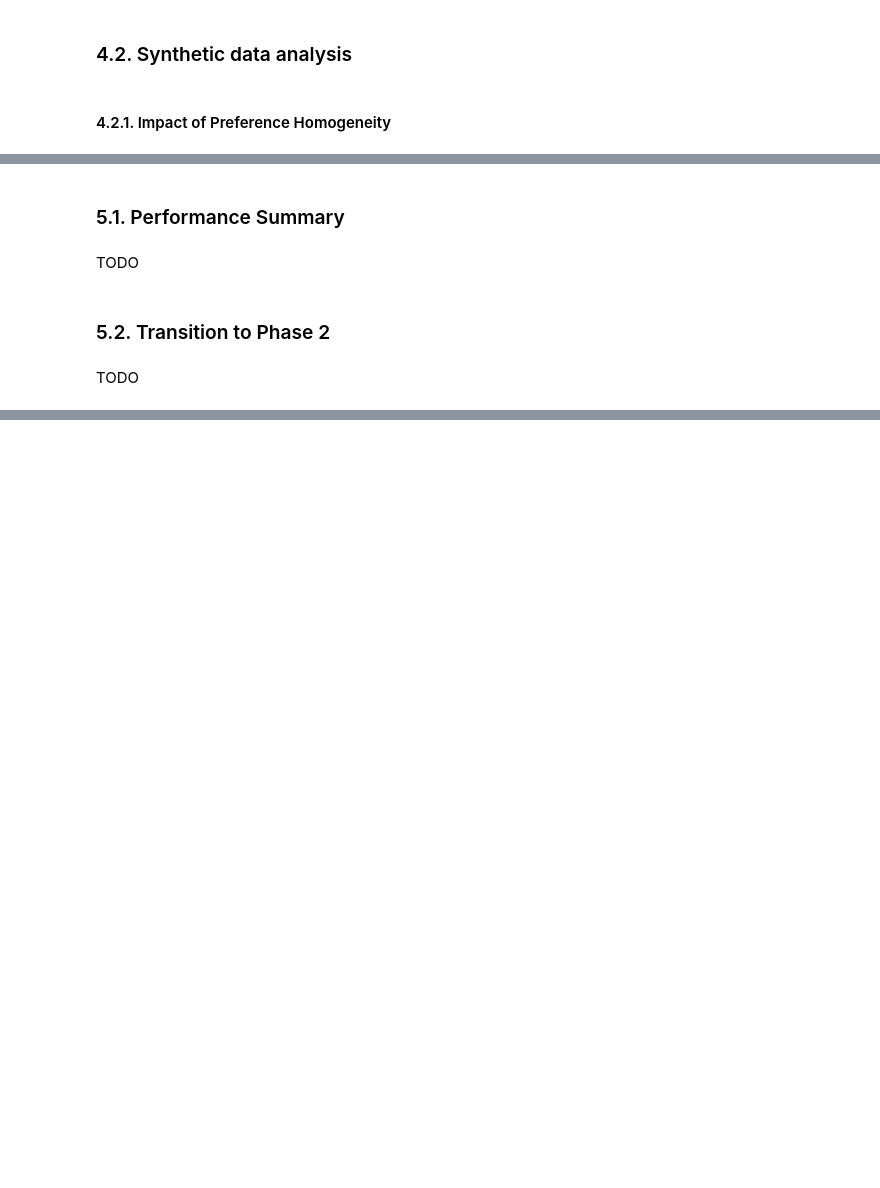
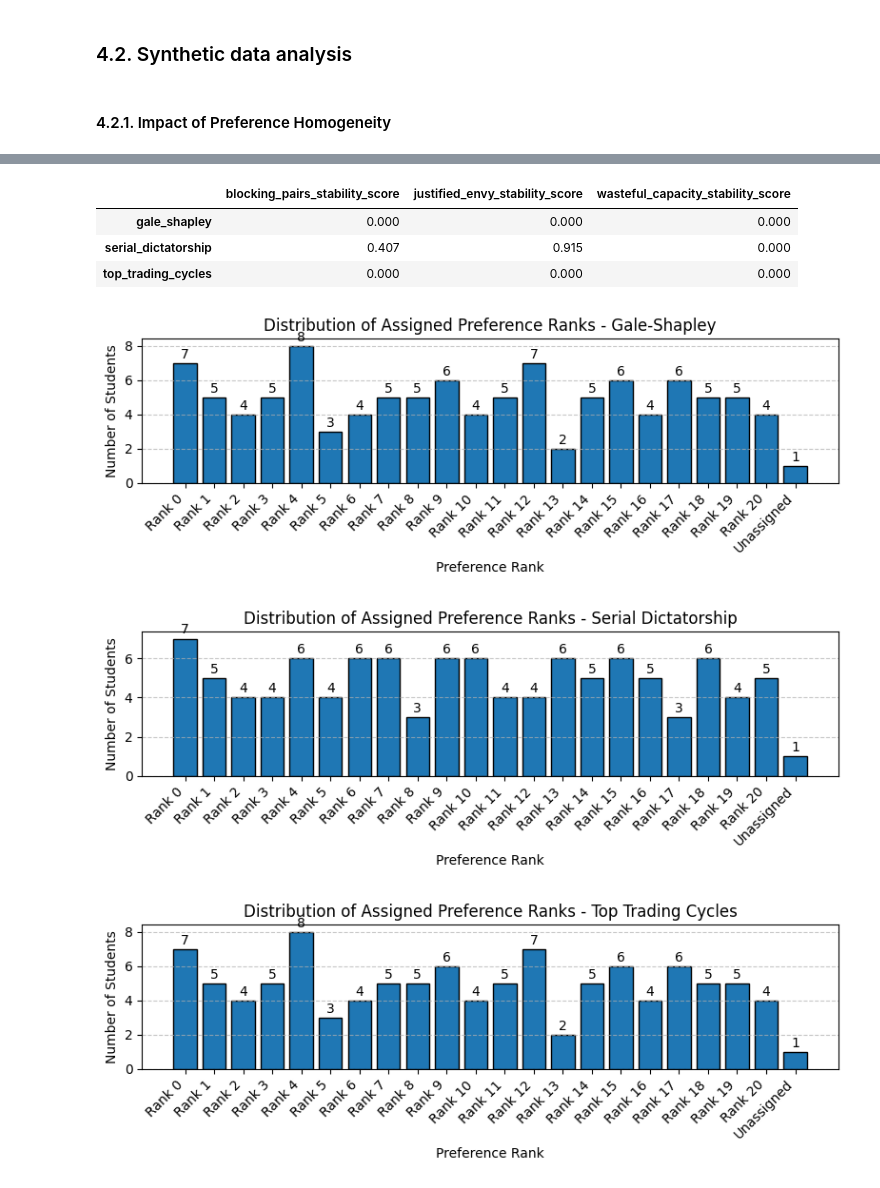
Before and after one commit to gviterbo/matching_project, a Jupyter notebook: notebooks/report_phase_1.ipynb, the cells around one changed output, grey strips where cells are left out. Saved outputs shown, nothing was run; the diff lists cells and outputs as text; code cells hidden in the pictures; blank space fills up the shorter version.

Commit message:
Complete report + fix gs + random gpa for synthetic loader

```diff
--- a/notebooks/report_phase_1.ipynb
+++ b/notebooks/report_phase_1.ipynb
@@ -159,8 +148,14 @@ TODO : Generate a 2D scatter plot to map the Pareto frontier. Plot the Global Co
-# %% [markdown]
-### 5.1. Performance Summary
-# %% [markdown]
-TODO
-# %% [markdown]
-### 5.2. Transition to Phase 2
-# %% [markdown]
-TODO
+# %%
+def plot_results(phi):
+    instance_synthetic = create_synthetic_instance(n_students=106, n_projects=21, capacity=5, phi=phi)
+    matching_synthetic = compute_matching(instance_synthetic, useGPA=True)
+    cost_synthetic = compute_cost(matching_synthetic)
+    stability_synthetic = compute_stability(matching_synthetic)
+    display(cost_synthetic)
+    display(stability_synthetic)
+    plot_rank_distribution(matching_synthetic["gale_shapley"], title="Gale-Shapley")
+    plot_rank_distribution(matching_synthetic["serial_dictatorship"], title="Serial Dictatorship")
+    plot_rank_distribution(matching_synthetic["top_trading_cycles"], title="Top Trading Cycles")
+# %%
+plot_results(0.1)
+# %% [output]
@@ -166,0 +166,7 @@ TODO
+|  | blocking_pairs_stability_score | justified_envy_stability_score | wasteful_capacity_stability_score |
+| gale_shapley | 0.000 | 0.000 | 0.000 |
+| serial_dictatorship | 0.407 | 0.915 | 0.000 |
+| top_trading_cycles | 0.000 | 0.000 | 0.000 |
+[figure, added]
+[figure, added]
+[figure, added]
```
Also changed, not shown: parts of 18 cells of this notebook, 3 other files.
